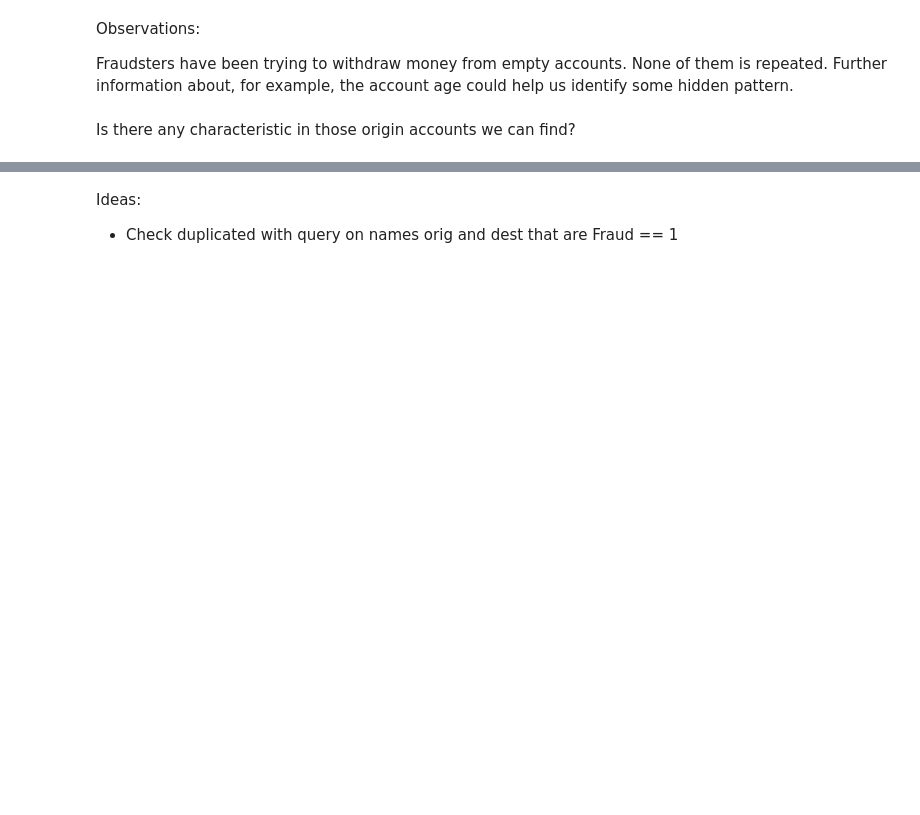
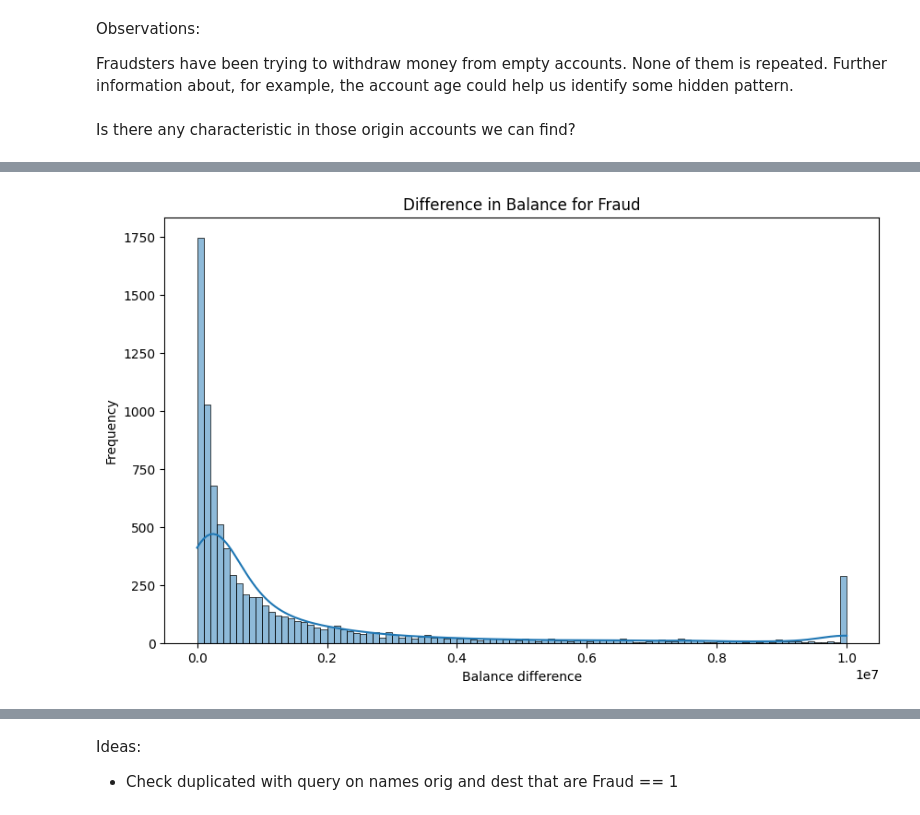
Before and after one commit to AMaldu/fraud_detection, a Jupyter notebook: notebooks/eda.ipynb, the cells around one changed output, grey strips where cells are left out. Cells and saved outputs as stored; diff of their text form; code cells hidden in the pictures; blank space fills up the shorter version.

```diff
--- a/notebooks/eda.ipynb
+++ b/notebooks/eda.ipynb
@@ -318,0 +330,7 @@ These account have only been used to withdraw money fraudulently
+# %%
+subset_orig = df[[ 'amount', 'oldbalanceOrig', 'newbalanceOrig', 'isFraud', 'isFlaggedFraud']].copy()
+subset_orig['diffBalanceOrig'] = (subset_orig['oldbalanceOrig'] - subset_orig['newbalanceOrig']).round(2)
+# %%
+fraud_subset_orig = subset_orig.query('isFraud == 1').copy().reset_index(drop = True)
+corr_fraud_subset_orig = fraud_subset_orig.drop(columns = 'isFraud').corr()
+corr_fraud_subset_orig
@@ -318,0 +361,9 @@ These account have only been used to withdraw money fraudulently
+# %%
+plt.figure(figsize=(10, 6))
+sns.histplot(fraud_subset_orig['diffBalanceOrig'], bins=100, kde=True)
+plt.title('Difference in Balance for Fraud')
+plt.xlabel('Balance difference')
+plt.ylabel('Frequency')
+plt.show()
+# %% [output]
+[figure, added]
```
Also changed, not shown: parts of 35 cells of this notebook, 1 other file.
